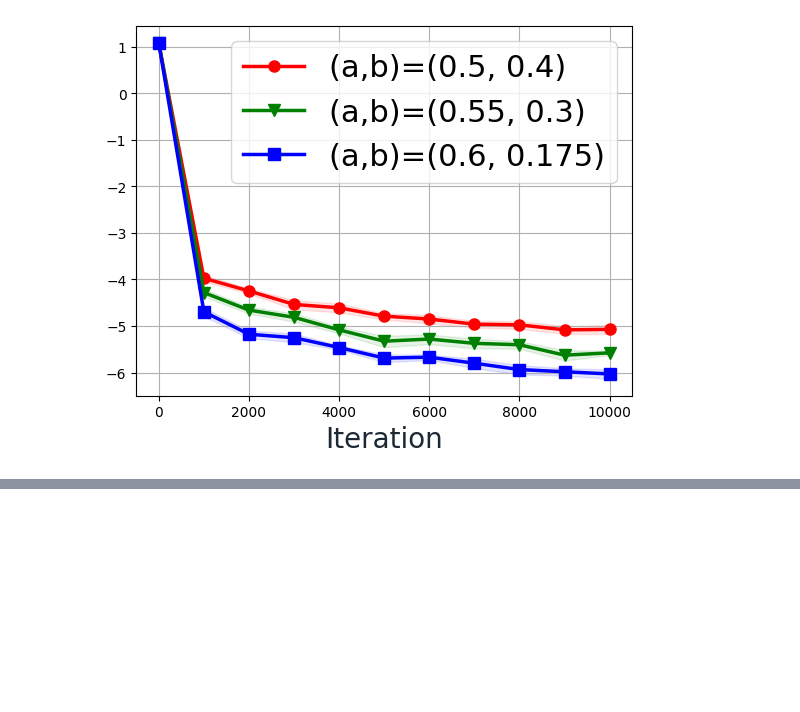
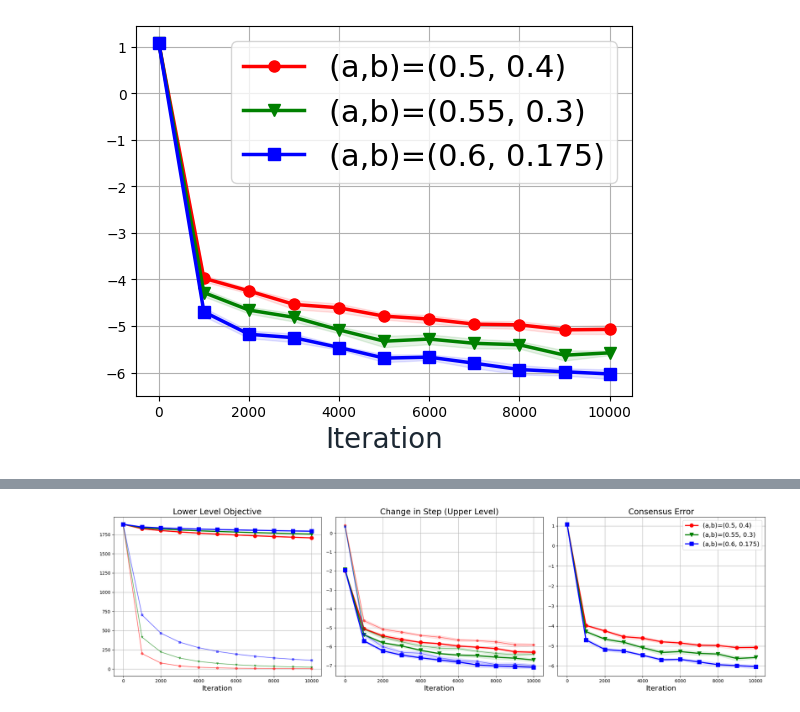
Before and after one commit to bzhanggg/dist-opt-sol-sel, a Jupyter notebook: alg2-pet.ipynb, the cells around one changed output, grey strips where cells are left out. Drawn from its saved outputs; the diff is of its cells as text; code cells hidden in the pictures; blank space fills up the shorter version.

Commit message:
save alg1-rand

```diff
--- a/alg2-pet.ipynb
+++ b/alg2-pet.ipynb
@@ -14,9 +14,7 @@ from DiTree import *
 # %%
 path = 'alg2-pet-plot'
 graph_prefix = 'pet'
-save_plots = False
-
-load_from_pkl = False
+save_plots = True
 # %% [markdown]
 UNDIRECTED STOCHASTIC CASE (alg 2):
 - to generate data, treat b_i as a random variable (see paper), sample from dataset U(1,10) (uniform 1-10)
@@ -507,0 +456,44 @@ ValueError: x and y must have same first dimension, but have shapes (11,) and (2
+# %%
+# Combine the last three plots into a single row of subplots
+
+fig, axes = plt.subplots(1, 3, figsize=(21, 6))
+
+# LOWER LEVEL OBJECTIVE
+for key in a_b_params:
+    axes[0].plot(x_ax, lower_vals_results[key][0], lw=2.5, marker=runmarker[key], markersize=8, color=runcolor[key], label=f'(a,b)={key}')
+    axes[0].plot(x_ax, IRG_lower_vals_results[key][0], lw=1.5, marker=runmarker[key], markersize=5, color=runcolor[key], alpha=0.5)
+
+    axes[0].fill_between(x_ax, lower_vals_results[key][0] - lower_vals_results[key][1], lower_vals_results[key][0] + lower_vals_results[key][1], color=runcolor[key], alpha=0.1)
+    axes[0].fill_between(x_ax, IRG_lower_vals_results[key][0] - IRG_lower_vals_results[key][1], IRG_lower_vals_results[key][0] + IRG_lower_vals_results[key][1], color=runcolor[key], alpha=0.1)
+
+axes[0].set_xlabel('Iteration', fontsize=16)
+axes[0].set_title('Lower Level Objective', fontsize=18)
+axes[0].grid(True)
+
+# CHANGE IN STEP (UPPER LEVEL)
+for key in a_b_params:
+    axes[1].plot(x_ax, np.log(delta_x_vals_results[key][0]), lw=2.5, marker=runmarker[key], markersize=8, color=runcolor[key], label=f"(a,b)={key}")
+    axes[1].plot(x_ax, np.log(IRG_delta_x_vals_results[key][0]), lw=1.5, marker=runmarker[key], markersize=5, color=runcolor[key], alpha=0.5)
+    axes[1].fill_between(x_ax, np.log(delta_x_vals_results[key][0] - delta_x_vals_results[key][1]), np.log(delta_x_vals_results[key][0] + delta_x_vals_results[key][1]), color=runcolor[key], alpha=0.1)
+    axes[1].fill_between(x_ax, np.log(IRG_delta_x_vals_results[key][0] - IRG_delta_x_vals_results[key][1]), np.log(IRG_delta_x_vals_results[key][0] + IRG_delta_x_vals_results[key][1]), color=runcolor[key], alpha=0.1)
+axes[1].set_xlabel('Iteration', fontsize=16)
+axes[1].set_title('Change in Step (Upper Level)', fontsize=18)
+axes[1].grid(True)
+
+# CONSENSUS ERROR
+for key in a_b_params:
+    axes[2].plot(x_ax, np.log(consensus_vals_results[key][0]), lw=2.5, marker=runmarker[key], markersize=8, color=runcolor[key], label=f"(a,b)={key}")
+    axes[2].fill_between(x_ax, np.log(consensus_vals_results[key][0] - consensus_vals_results[key][1]), np.log(consensus_vals_results[key][0] + consensus_vals_results[key][1]), color=runcolor[key], alpha=0.1)
+
+axes[2].set_xlabel('Iteration', fontsize=16)
+axes[2].set_title('Consensus Error', fontsize=18)
+axes[2].grid(True)
+axes[2].legend(fontsize=14)
+
+plt.tight_layout()
+plt.show()
+
+if save_plots:
+    fig.savefig(f"./{path}/{graph_prefix}_summary.pdf", dpi=600, format="pdf", pad_inches=0.01)
+# %% [output]
+[figure, added]
```
Also changed, not shown: parts of 2 cells of this notebook, 8 other files.
